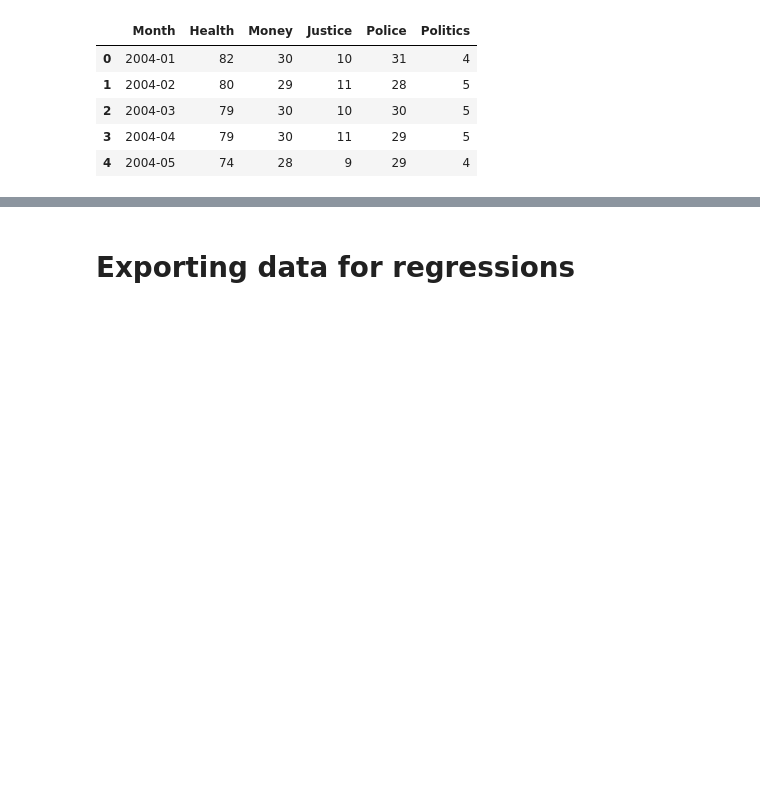
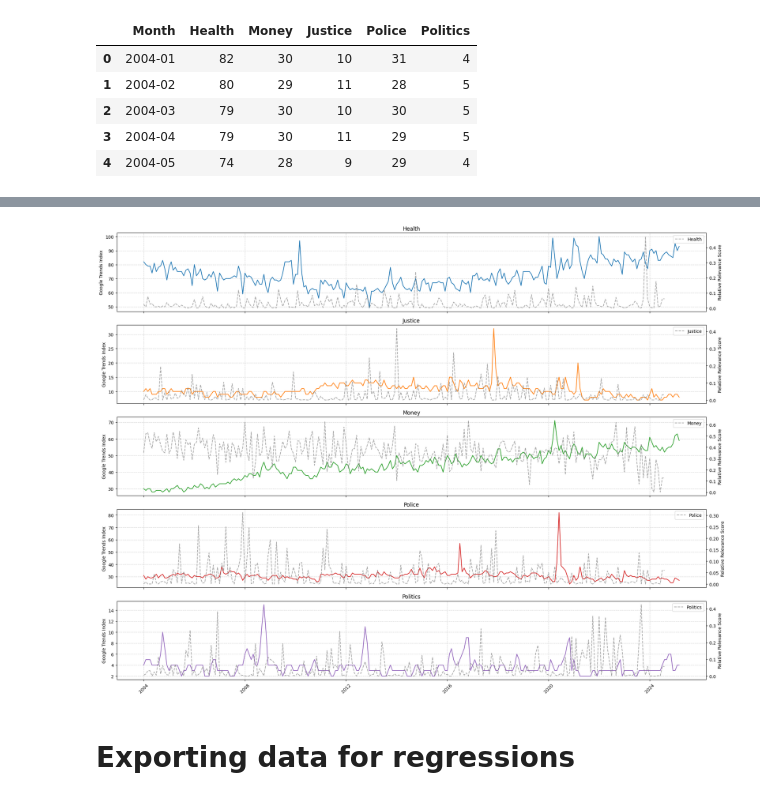
Before and after one commit to alejandro-delgado-t/Text_mining_final_project, a Jupyter notebook: LDA_Priors/LDA_priors_pipeline.ipynb, the cells around one changed output, grey strips where cells are left out. Cells and saved outputs as stored; diff of their text form; code cells hidden in the pictures; blank space fills up the shorter version.

Commit message:
Adding final LDA priors commit, and figures

```diff
--- a/LDA_Priors/LDA_priors_pipeline.ipynb
+++ b/LDA_Priors/LDA_priors_pipeline.ipynb
@@ -494,3 +496,26 @@ for topic in topics:
+# %%
+# Ensure datetime format if not already done
+result_df['Month'] = pd.to_datetime(result_df['release_year_month'], format='%Y-%m')
+df_gt['Month'] = pd.to_datetime(df_gt['Month'], format='%Y-%m')
+
+# Define topics
+topics = ['Health', 'Justice', 'Money', 'Police', 'Politics']
+
+# Assuming you're using the same topic names for both dataframes,
+# if not, adjust 'secondaries' accordingly (e.g., GT column names)
+secondaries = topics
+
+# Call the function
+plot_dual_axis(
+    df_primary=df_gt,          # Google Trends data
+    df_secondary=result_df,    # LDA data
+    topics=topics,
+    secondaries=secondaries,
+    title_file='lda_vs_google_trends_topics',
+    x_col='Month'
+)
+# %% [output]
+[figure, added]
 # %% [markdown]
 # Exporting data for regressions
 # %%
```
Also changed, not shown: parts of 2 cells of this notebook, 6 other files.
